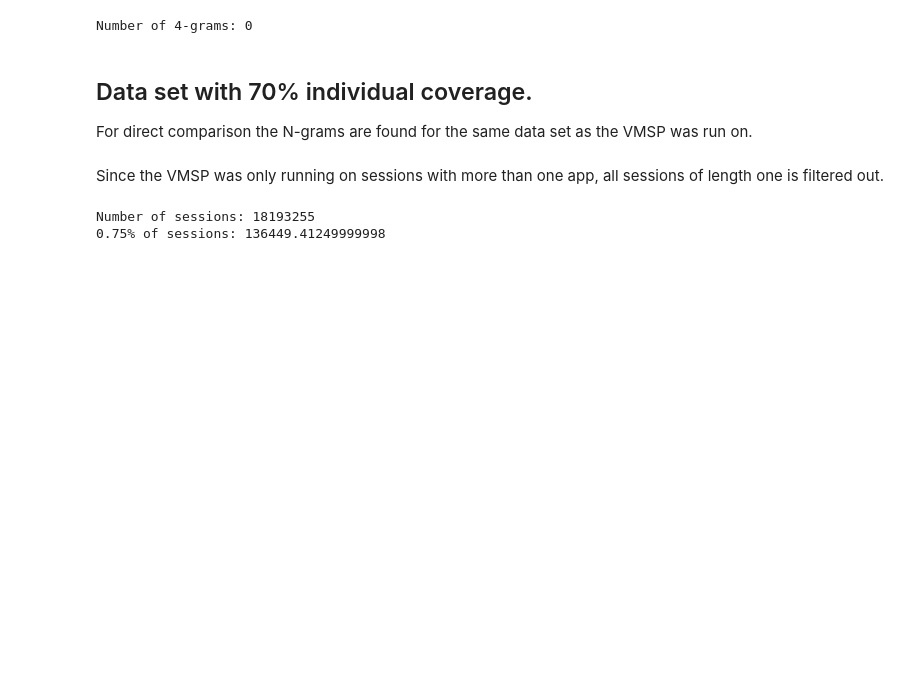
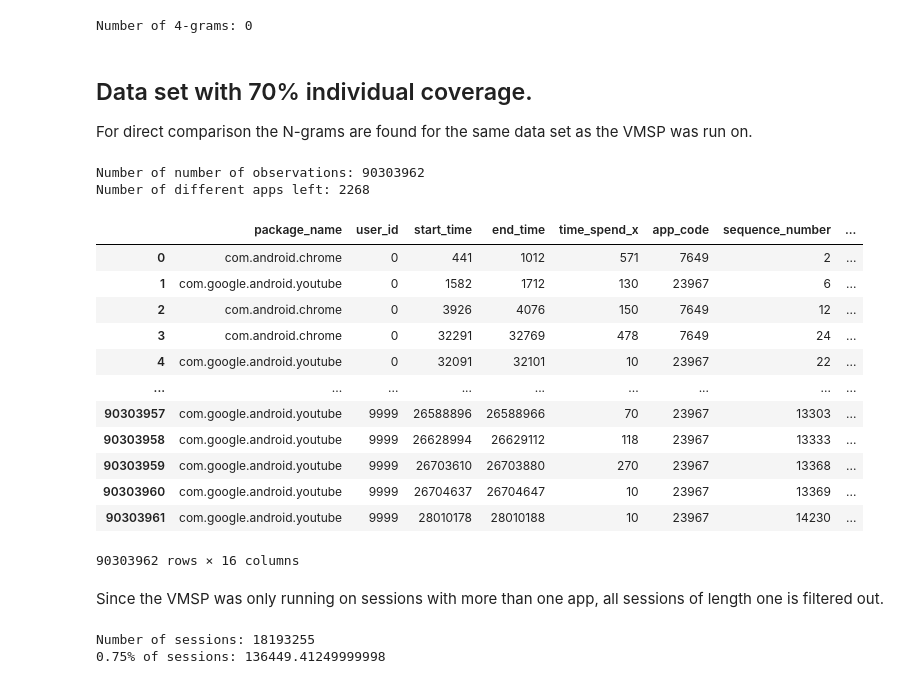
Before and after one commit to ClaraAndersen/motifs_and_competition_in_app_usage, a Jupyter notebook: N-grams.ipynb, the cells around one changed output. Cells and saved outputs as stored; diff of their text form; code cells hidden in the pictures; blank space fills up the shorter version.

```diff
--- a/N-grams.ipynb
+++ b/N-grams.ipynb
@@ -177,6 +176,28 @@ Number of 4-grams: 0
 For direct comparison the N-grams are found for the same data set as the VMSP was run on.
 # %%
 data_coverage_70=pd.read_csv("data_coverage_70.csv")
+# %%
+print("Number of number of observations:",data_coverage_70.shape[0])
+print("Number of different apps left:",data_coverage_70.app_code.nunique())
+# %% [output]
+Number of number of observations: 90303962
+Number of different apps left: 2268
+# %%
+data_coverage_70
+# %% [output]
+|  | package_name | user_id | start_time | end_time | time_spend_x | app_code | sequence_number | ... |
+| 0 | com.android.chrome | 0 | 441 | 1012 | 571 | 7649 | 2 | ... |
+| 1 | com.google.android.youtube | 0 | 1582 | 1712 | 130 | 23967 | 6 | ... |
+| 2 | com.android.chrome | 0 | 3926 | 4076 | 150 | 7649 | 12 | ... |
+| 3 | com.android.chrome | 0 | 32291 | 32769 | 478 | 7649 | 24 | ... |
+| 4 | com.google.android.youtube | 0 | 32091 | 32101 | 10 | 23967 | 22 | ... |
+| ... | ... | ... | ... | ... | ... | ... | ... | ... |
+| 90303957 | com.google.android.youtube | 9999 | 26588896 | 26588966 | 70 | 23967 | 13303 | ... |
+| 90303958 | com.google.android.youtube | 9999 | 26628994 | 26629112 | 118 | 23967 | 13333 | ... |
+| 90303959 | com.google.android.youtube | 9999 | 26703610 | 26703880 | 270 | 23967 | 13368 | ... |
+| 90303960 | com.google.android.youtube | 9999 | 26704637 | 26704647 | 10 | 23967 | 13369 | ... |
+| 90303961 | com.google.android.youtube | 9999 | 28010178 | 28010188 | 10 | 23967 | 14230 | ... |
+90303962 rows × 16 columns
 # %% [markdown]
 Since the VMSP was only running on sessions with more than one app, all sessions of length one is filtered out.
 # %%
```
Also changed, not shown: parts of 8 cells of this notebook, 1 other file.
